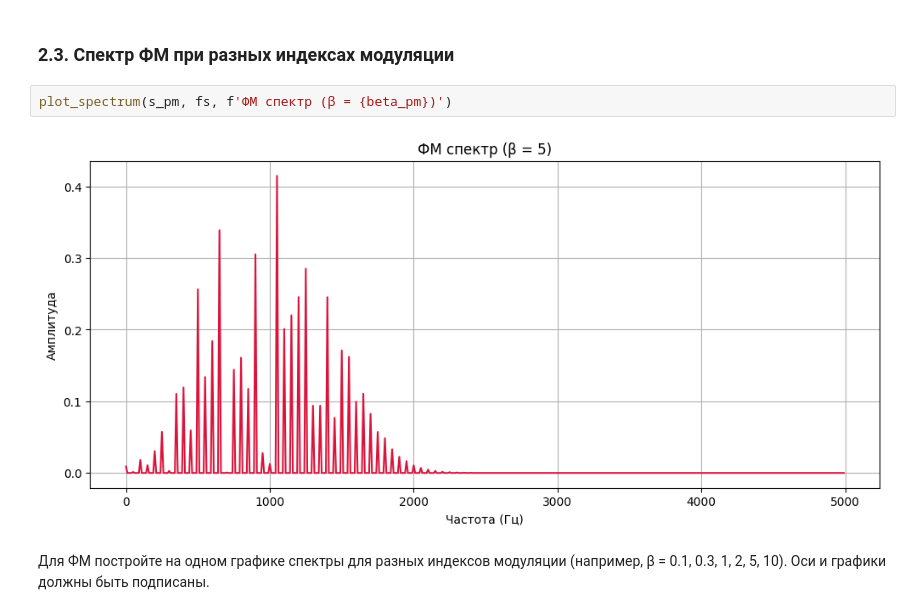
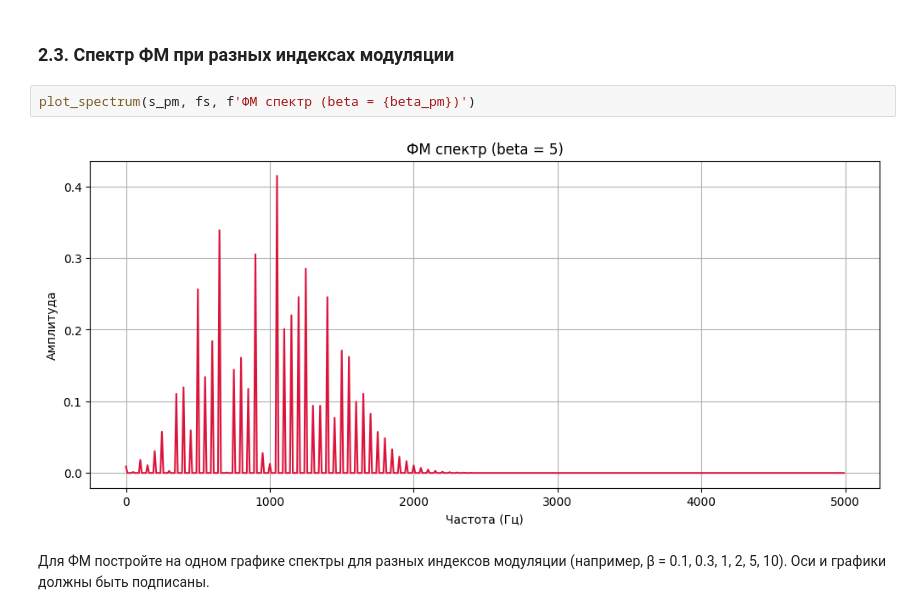
Before and after one commit to Uzema/dsp-seminars, a Jupyter notebook: seminars/2.ipynb, the cells around one changed output. Saved outputs shown, nothing was run; the diff lists cells and outputs as text.

```diff
--- a/seminars/2.ipynb
+++ b/seminars/2.ipynb
@@ -140,9 +140,9 @@ plot_spectrum(s_am, fs, f'АМ спектр (a_am = {a_am} по глубине)'
 # %% [markdown]
 ### 2.3. Спектр ФМ при разных индексах модуляции
 # %%
-plot_spectrum(s_pm, fs, f'ФМ спектр (β = {beta_pm})')
+plot_spectrum(s_pm, fs, f'ФМ спектр (beta = {beta_pm})')
 # %% [output]
-[figure, old version]
+[figure, new version]
 # %% [markdown]
 Для ФМ постройте на одном графике спектры для разных индексов модуляции (например, β = 0.1, 0.3, 1, 2, 5, 10). Оси и графики должны быть подписаны.
 # %%
```
Also changed, not shown: parts of 7 cells of this notebook.
